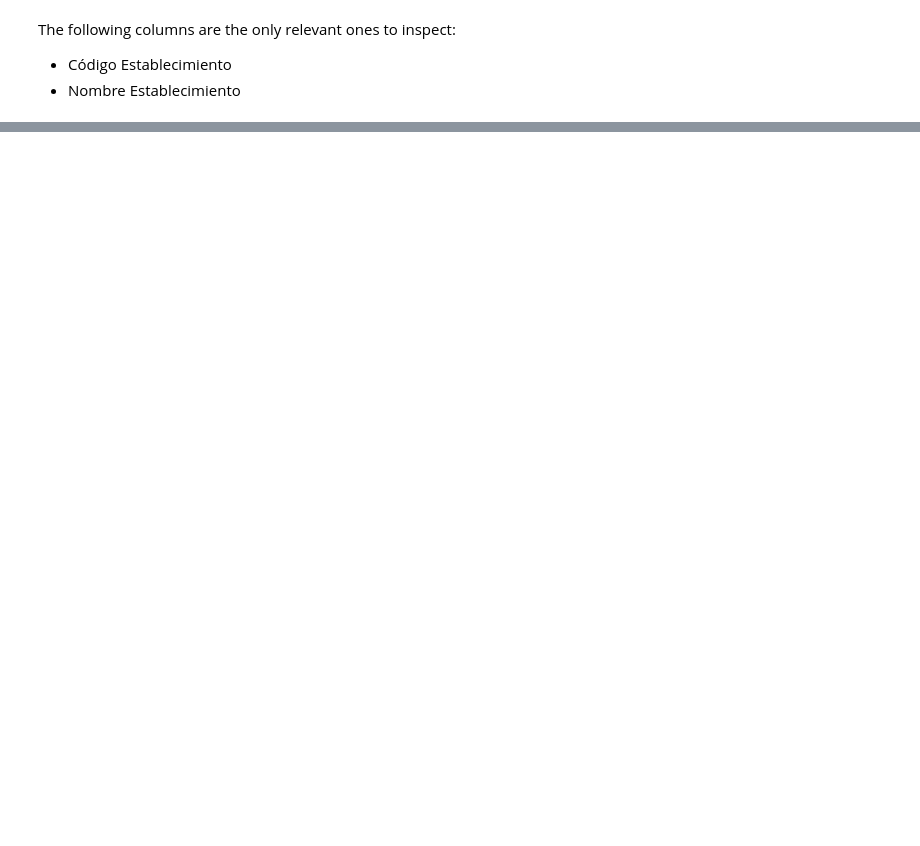
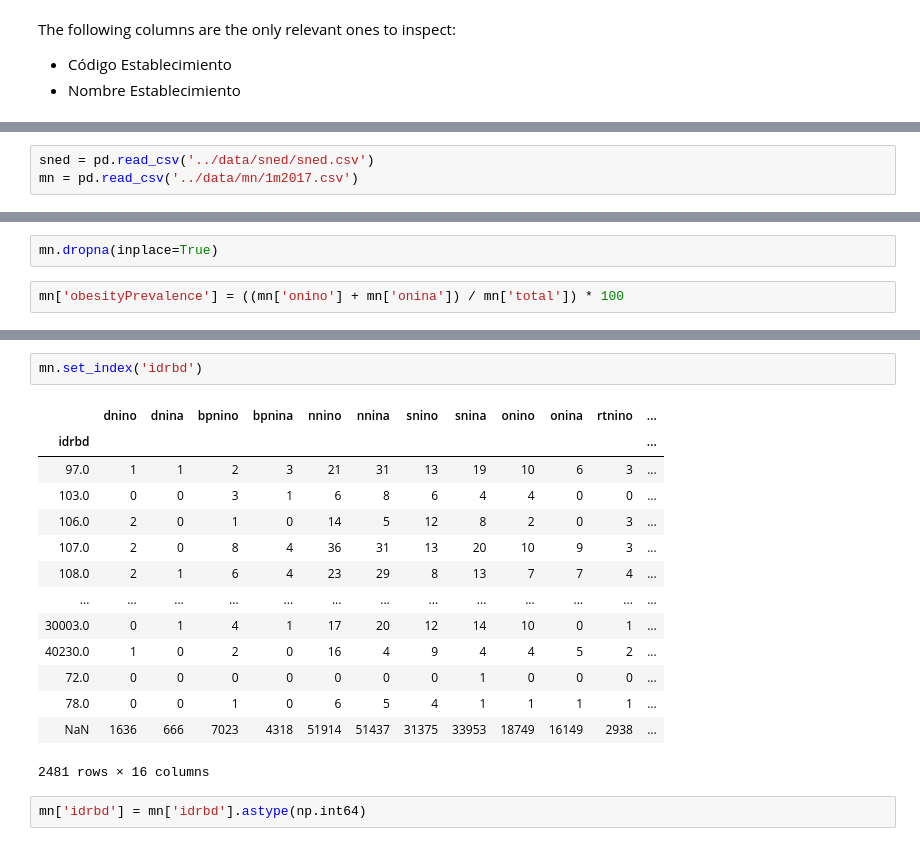
Before and after one commit to juancaros/junaeb, a Jupyter notebook: protocol/Data ETL.ipynb, the cells around one changed output, grey strips where cells are left out. Saved outputs shown, nothing was run; the diff lists cells and outputs as text; blank space fills up the shorter version.

Commit message:
cleaned and massaged data, added html and assets

```diff
--- a/protocol/Data ETL.ipynb
+++ b/protocol/Data ETL.ipynb
@@ -37,0 +170,3 @@ The following columns are the only relevant ones to inspect:
+# %%
+sned = pd.read_csv('../data/sned/sned.csv')
+mn = pd.read_csv('../data/mn/1m2017.csv')
@@ -37,0 +182,4 @@ The following columns are the only relevant ones to inspect:
+# %%
+mn.dropna(inplace=True)
+# %%
+mn['obesityPrevalence'] = ((mn['onino'] + mn['onina']) / mn['total']) * 100
@@ -37,0 +202,19 @@ The following columns are the only relevant ones to inspect:
+# %%
+mn.set_index('idrbd')
+# %% [output]
+|  | dnino | dnina | bpnino | bpnina | nnino | nnina | snino | snina | onino | onina | rtnino | ... |
+| idrbd |  |  |  |  |  |  |  |  |  |  |  | ... |
+| 97.0 | 1 | 1 | 2 | 3 | 21 | 31 | 13 | 19 | 10 | 6 | 3 | ... |
+| 103.0 | 0 | 0 | 3 | 1 | 6 | 8 | 6 | 4 | 4 | 0 | 0 | ... |
+| 106.0 | 2 | 0 | 1 | 0 | 14 | 5 | 12 | 8 | 2 | 0 | 3 | ... |
+| 107.0 | 2 | 0 | 8 | 4 | 36 | 31 | 13 | 20 | 10 | 9 | 3 | ... |
+| 108.0 | 2 | 1 | 6 | 4 | 23 | 29 | 8 | 13 | 7 | 7 | 4 | ... |
+| ... | ... | ... | ... | ... | ... | ... | ... | ... | ... | ... | ... | ... |
+| 30003.0 | 0 | 1 | 4 | 1 | 17 | 20 | 12 | 14 | 10 | 0 | 1 | ... |
+| 40230.0 | 1 | 0 | 2 | 0 | 16 | 4 | 9 | 4 | 4 | 5 | 2 | ... |
+| 72.0 | 0 | 0 | 0 | 0 | 0 | 0 | 0 | 1 | 0 | 0 | 0 | ... |
+| 78.0 | 0 | 0 | 1 | 0 | 6 | 5 | 4 | 1 | 1 | 1 | 1 | ... |
+| NaN | 1636 | 666 | 7023 | 4318 | 51914 | 51437 | 31375 | 33953 | 18749 | 16149 | 2938 | ... |
+2481 rows × 16 columns
+# %%
+mn['idrbd'] = mn['idrbd'].astype(np.int64)
```
Also changed, not shown: parts of 28 cells of this notebook, 12 other files.
